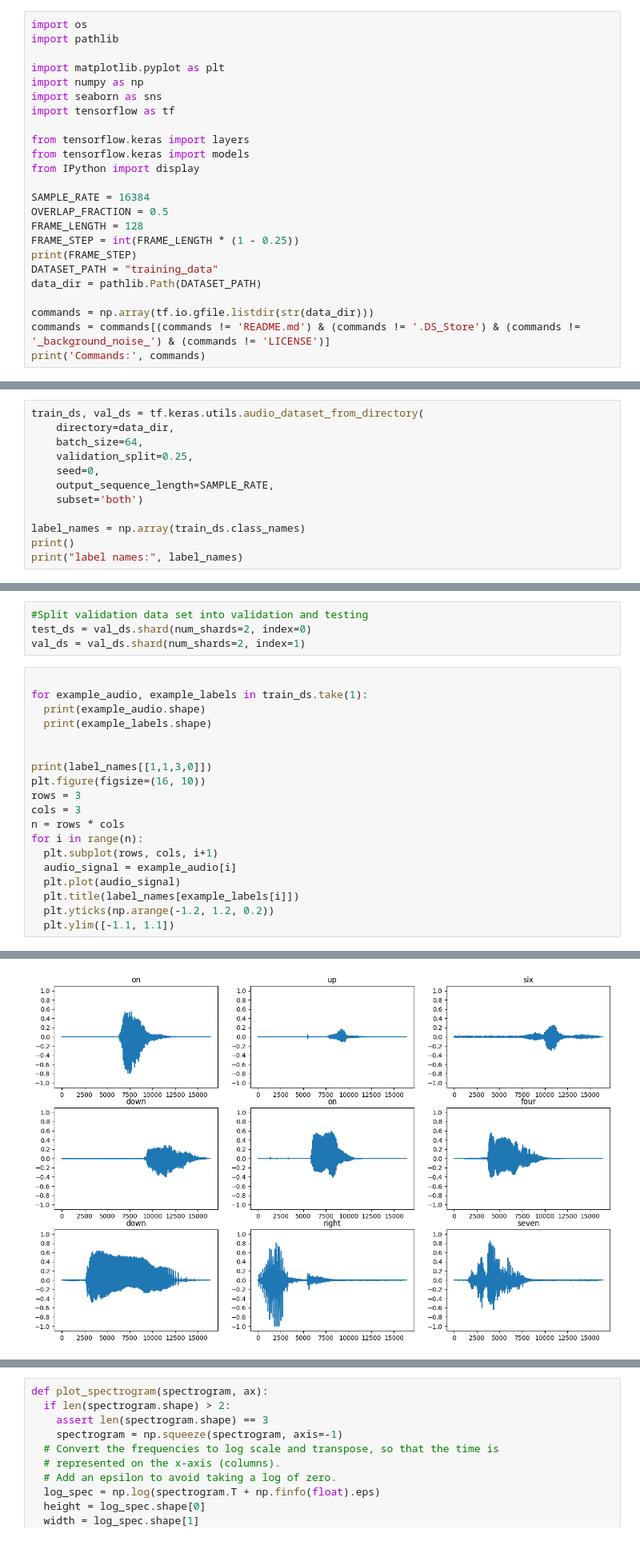
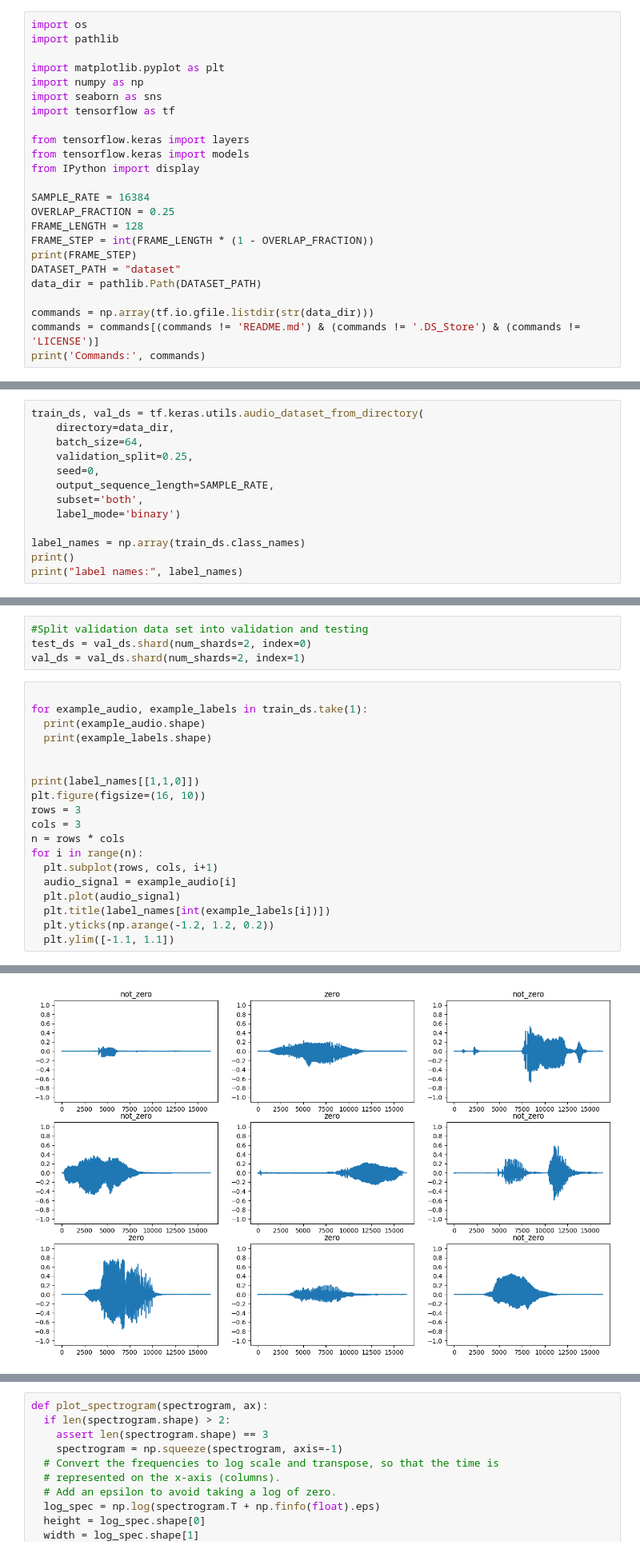
Before and after one commit to PetruMicu/esp32_work_assistant, a Jupyter notebook: train_neural_network/WordDetectionModel.ipynb, the cells around one changed output, grey strips where cells are left out. Shown at 80% size. Saved outputs shown, nothing was run; the diff lists cells and outputs as text.

```diff
--- a/train_neural_network/WordDetectionModel.ipynb
+++ b/train_neural_network/WordDetectionModel.ipynb
@@ -12,15 +12,15 @@ from tensorflow.keras import models
 from IPython import display
 
 SAMPLE_RATE = 16384
-OVERLAP_FRACTION = 0.5
+OVERLAP_FRACTION = 0.25
 FRAME_LENGTH = 128
-FRAME_STEP = int(FRAME_LENGTH * (1 - 0.25))
+FRAME_STEP = int(FRAME_LENGTH * (1 - OVERLAP_FRACTION))
 print(FRAME_STEP)
-DATASET_PATH = "training_data"
+DATASET_PATH = "dataset"
 data_dir = pathlib.Path(DATASET_PATH)
 
 commands = np.array(tf.io.gfile.listdir(str(data_dir)))
-commands = commands[(commands != 'README.md') & (commands != '.DS_Store') & (commands != '_background_noise_') & (commands != 'LICENSE')]
+commands = commands[(commands != 'README.md') & (commands != '.DS_Store') & (commands != 'LICENSE')]
 print('Commands:', commands)
 # %% [output]
 96
@@ -35,7 +32,8 @@ train_ds, val_ds = tf.keras.utils.audio_dataset_from_directory(
     validation_split=0.25,
     seed=0,
     output_sequence_length=SAMPLE_RATE,
-    subset='both')
+    subset='both',
+    label_mode='binary')
 
 label_names = np.array(train_ds.class_names)
 print()
@@ -77,7 +72,7 @@ for example_audio, example_labels in train_ds.take(1):
   print(example_labels.shape)
 
 
-print(label_names[[1,1,3,0]])
+print(label_names[[1,1,0]])
 plt.figure(figsize=(16, 10))
 rows = 3
 cols = 3
@@ -86,7 +81,7 @@ for i in range(n):
   plt.subplot(rows, cols, i+1)
   audio_signal = example_audio[i]
   plt.plot(audio_signal)
-  plt.title(label_names[example_labels[i]])
+  plt.title(label_names[int(example_labels[i])])
   plt.yticks(np.arange(-1.2, 1.2, 0.2))
   plt.ylim([-1.1, 1.1])
 # %% [output]
@@ -96,2 +91,2 @@ for i in range(n):
-[figure, old version]
+[figure, new version]
 # %%
```
Also changed, not shown: parts of 18 cells of this notebook, 6 other files.
